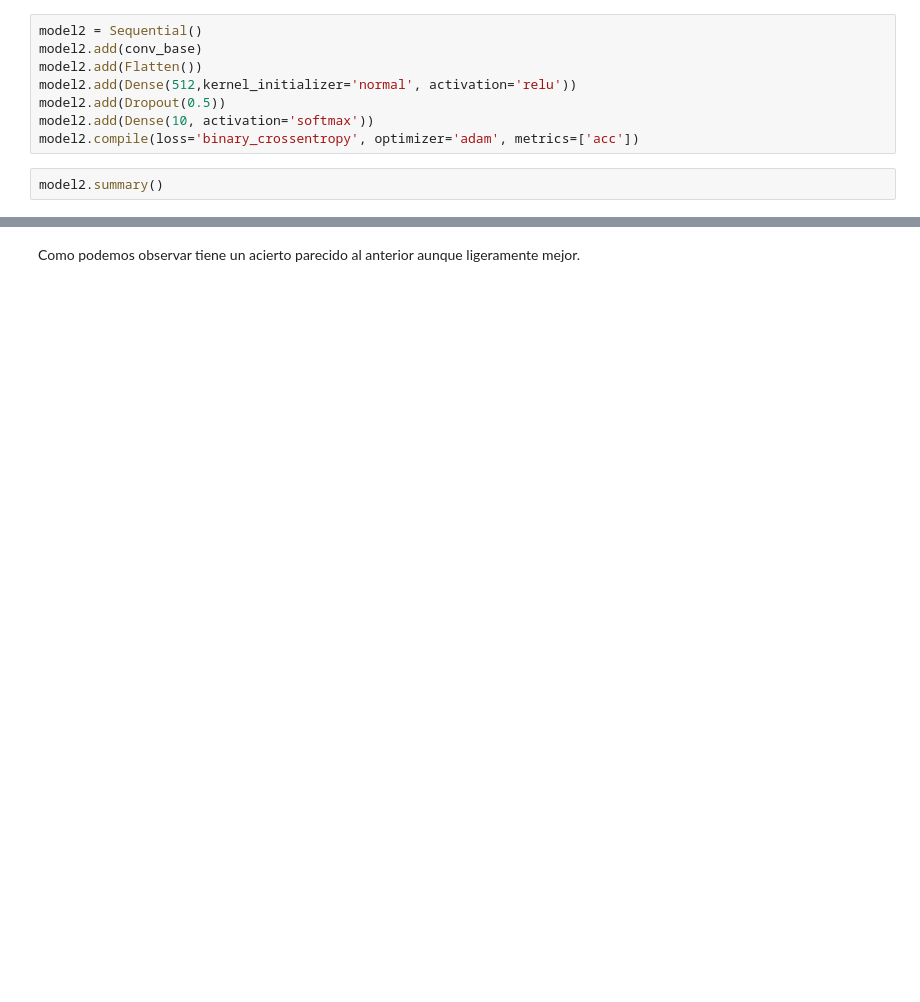
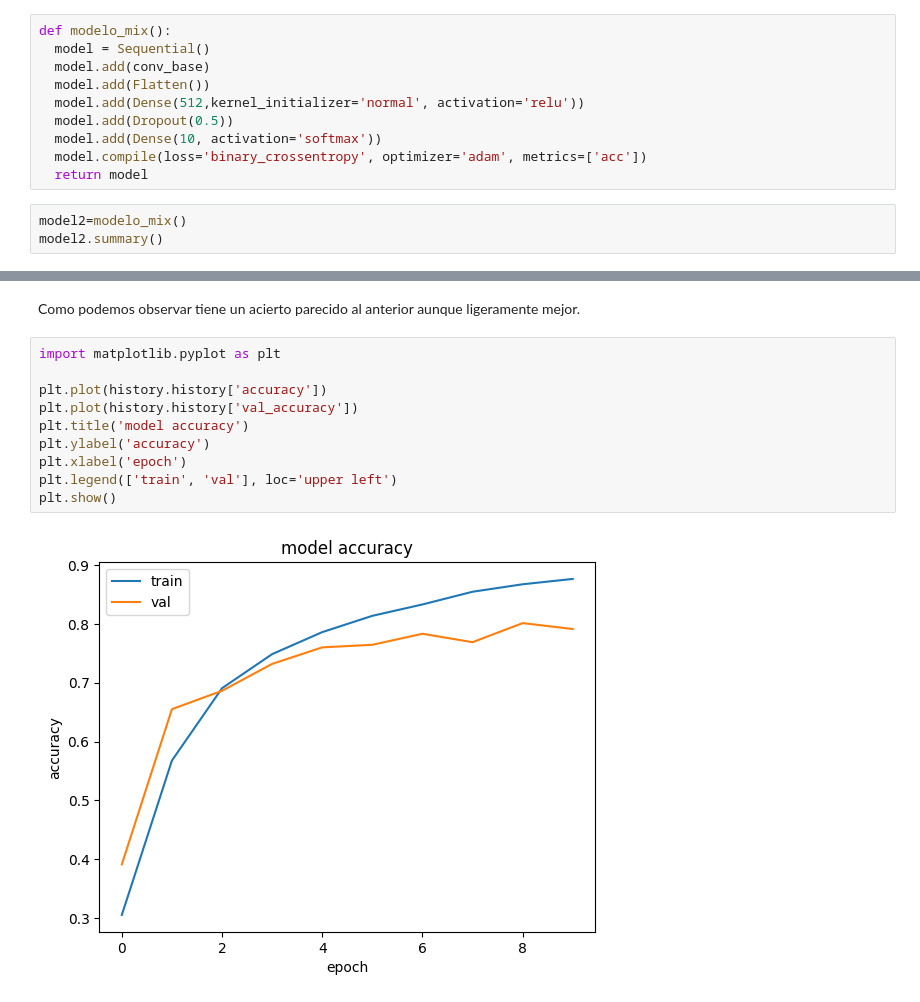
Before and after one commit to Albertojserr/Redes-Convolucionales, a Jupyter notebook: Ejercicio_construir_una_CNN.ipynb, the cells around one changed output, grey strips where cells are left out. Saved outputs shown, nothing was run; the diff lists cells and outputs as text; blank space fills up the shorter version.

```diff
--- a/Ejercicio_construir_una_CNN.ipynb
+++ b/Ejercicio_construir_una_CNN.ipynb
@@ -339,13 +364,16 @@ _________________________________________________________________
 # %% [markdown]
 Creamos nuestro modelo cogiendo de base la red preentrenada y siguiendo la estructura del anterior modelo convolucional.
 # %%
-model2 = Sequential()
-model2.add(conv_base)
-model2.add(Flatten())
-model2.add(Dense(512,kernel_initializer='normal', activation='relu'))
-model2.add(Dropout(0.5))
-model2.add(Dense(10, activation='softmax'))
-model2.compile(loss='binary_crossentropy', optimizer='adam', metrics=['acc'])
+def modelo_mix():
+  model = Sequential()
+  model.add(conv_base)
+  model.add(Flatten())
+  model.add(Dense(512,kernel_initializer='normal', activation='relu'))
+  model.add(Dropout(0.5))
+  model.add(Dense(10, activation='softmax'))
+  model.compile(loss='binary_crossentropy', optimizer='adam', metrics=['acc'])
+  return model
 # %%
+model2=modelo_mix()
 model2.summary()
 # %% [output]
@@ -391,3 +421,15 @@ Epoch 10/10
 1250/1250 [==============================] - 33s 26ms/step - loss: 0.0657 - acc: 0.8763 - val_loss: 0.1172 - val_acc: 0.7912
 # %% [markdown]
 Como podemos observar tiene un acierto parecido al anterior aunque ligeramente mejor.
+# %%
+import matplotlib.pyplot as plt
+
+plt.plot(history.history['accuracy'])
+plt.plot(history.history['val_accuracy'])
+plt.title('model accuracy')
+plt.ylabel('accuracy')
+plt.xlabel('epoch')
+plt.legend(['train', 'val'], loc='upper left')
+plt.show()
+# %% [output]
+[figure, added]
```
Also changed, not shown: parts of 12 cells of this notebook.
